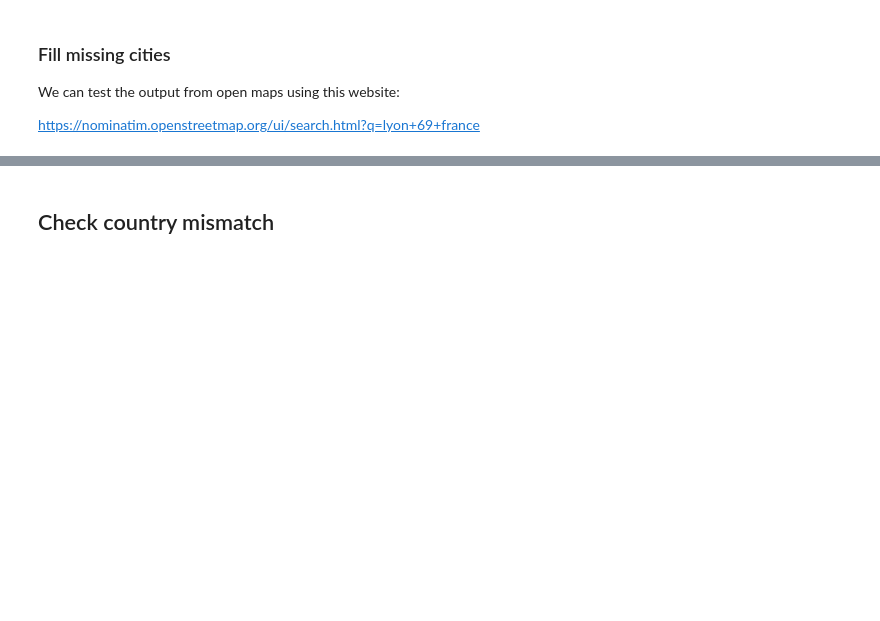
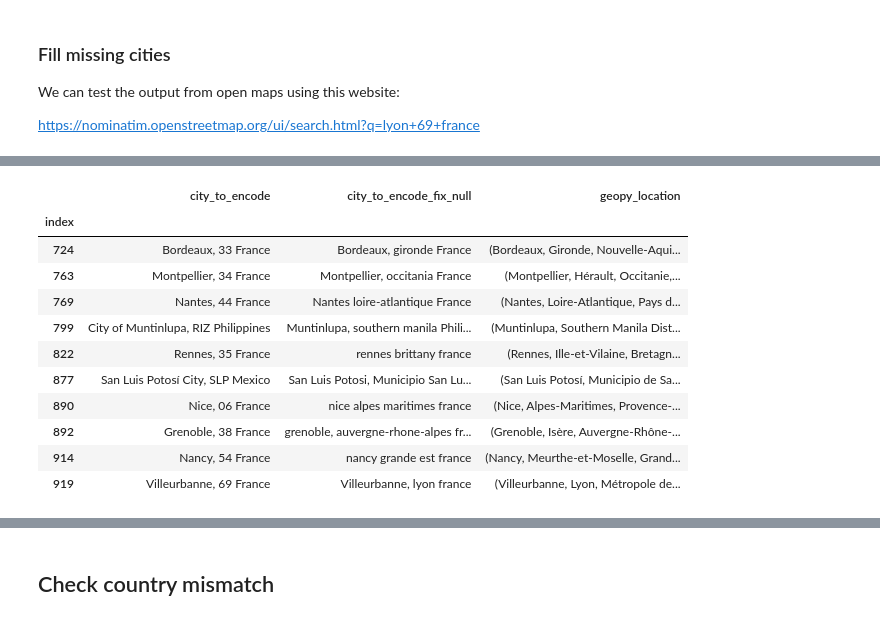
Before and after one commit to nazanin-zinouri/subclu, a Jupyter notebook: notebooks/city_local/djb_01.01-get_lat_and_long_for_target_cities_mvp.ipynb, the cells around one changed output, grey strips where cells are left out. Saved outputs shown, nothing was run; the diff lists cells and outputs as text; code cells hidden in the pictures; blank space fills up the shorter version.

```diff
--- a/notebooks/city_local/djb_01.01-get_lat_and_long_for_target_cities_mvp.ipynb
+++ b/notebooks/city_local/djb_01.01-get_lat_and_long_for_target_cities_mvp.ipynb
@@ -428,3 +441,18 @@ df_city_nulls_fix.head()
+# %%
+df_city_nulls_fix.tail(10)
+# %% [output]
+|  | city_to_encode | city_to_encode_fix_null | geopy_location |
+| index |  |  |  |
+| 724 | Bordeaux, 33 France | Bordeaux, gironde France | (Bordeaux, Gironde, Nouvelle-Aqui... |
+| 763 | Montpellier, 34 France | Montpellier, occitania France | (Montpellier, Hérault, Occitanie,... |
+| 769 | Nantes, 44 France | Nantes loire-atlantique France | (Nantes, Loire-Atlantique, Pays d... |
+| 799 | City of Muntinlupa, RIZ Philippines | Muntinlupa, southern manila Phili... | (Muntinlupa, Southern Manila Dist... |
+| 822 | Rennes, 35 France | rennes brittany france | (Rennes, Ille-et-Vilaine, Bretagn... |
+| 877 | San Luis Potosí City, SLP Mexico | San Luis Potosi, Municipio San Lu... | (San Luis Potosí, Municipio de Sa... |
+| 890 | Nice, 06 France | nice alpes maritimes france | (Nice, Alpes-Maritimes, Provence-... |
+| 892 | Grenoble, 38 France | grenoble, auvergne-rhone-alpes fr... | (Grenoble, Isère, Auvergne-Rhône-... |
+| 914 | Nancy, 54 France | nancy grande est france | (Nancy, Meurthe-et-Moselle, Grand... |
+| 919 | Villeurbanne, 69 France | Villeurbanne, lyon france | (Villeurbanne, Lyon, Métropole de... |
 # %%
 # replace fixes
 df_city_loc_raw.loc[
```
Also changed, not shown: parts of 6 cells of this notebook, 2 other files.
